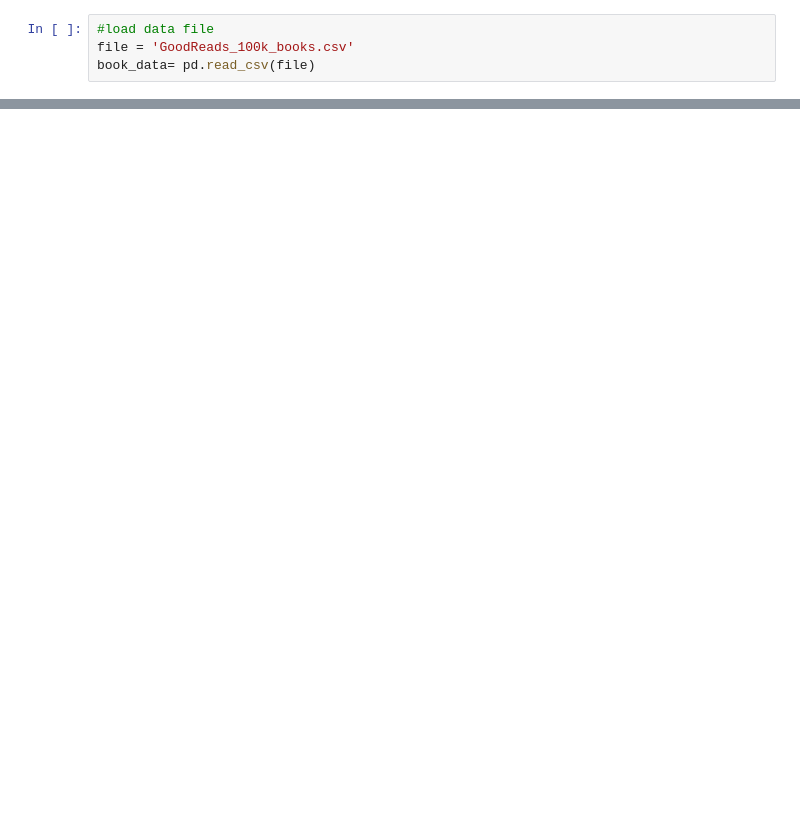
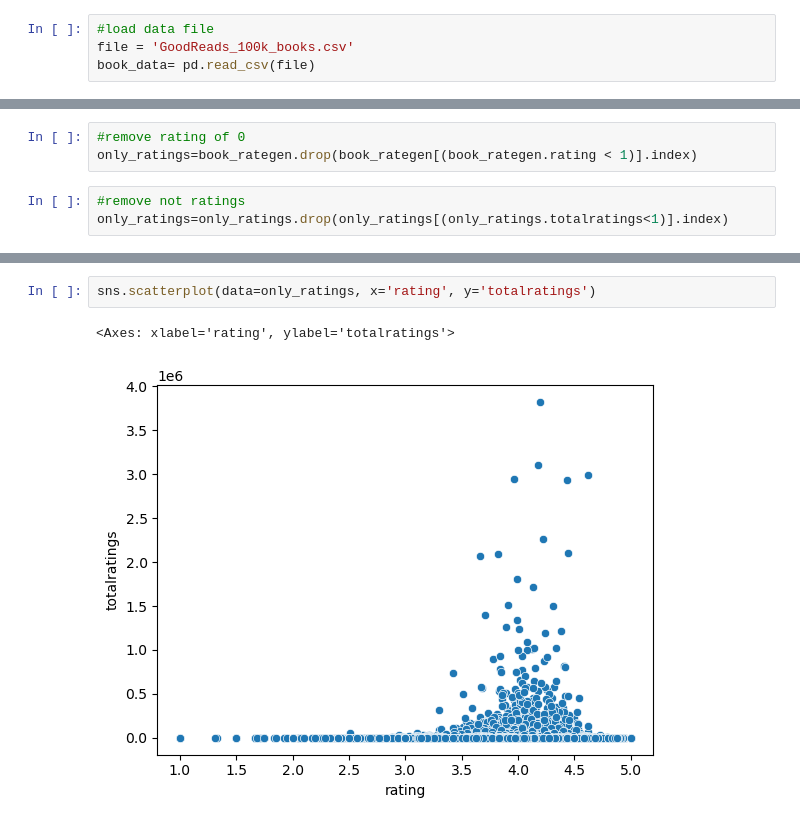
Before and after one commit to JessGlassF/Capstone-2, a Jupyter notebook: Capstone2.ipynb, the cells around one changed output, grey strips where cells are left out. Saved outputs shown, nothing was run; the diff lists cells and outputs as text; blank space fills up the shorter version.

```diff
--- a/Capstone2.ipynb
+++ b/Capstone2.ipynb
@@ -216,0 +291,6 @@ print(book_sorts)
+# %%
+#remove rating of 0
+only_ratings=book_rategen.drop(book_rategen[(book_rategen.rating < 1)].index)
+# %%
+#remove not ratings
+only_ratings=only_ratings.drop(only_ratings[(only_ratings.totalratings<1)].index)
@@ -216,0 +339,5 @@ print(book_sorts)
+# %%
+sns.scatterplot(data=only_ratings, x='rating', y='totalratings')
+# %% [output]
+<Axes: xlabel='rating', ylabel='totalratings'>
+[figure, added]
```
Also changed, not shown: parts of 32 cells of this notebook.
